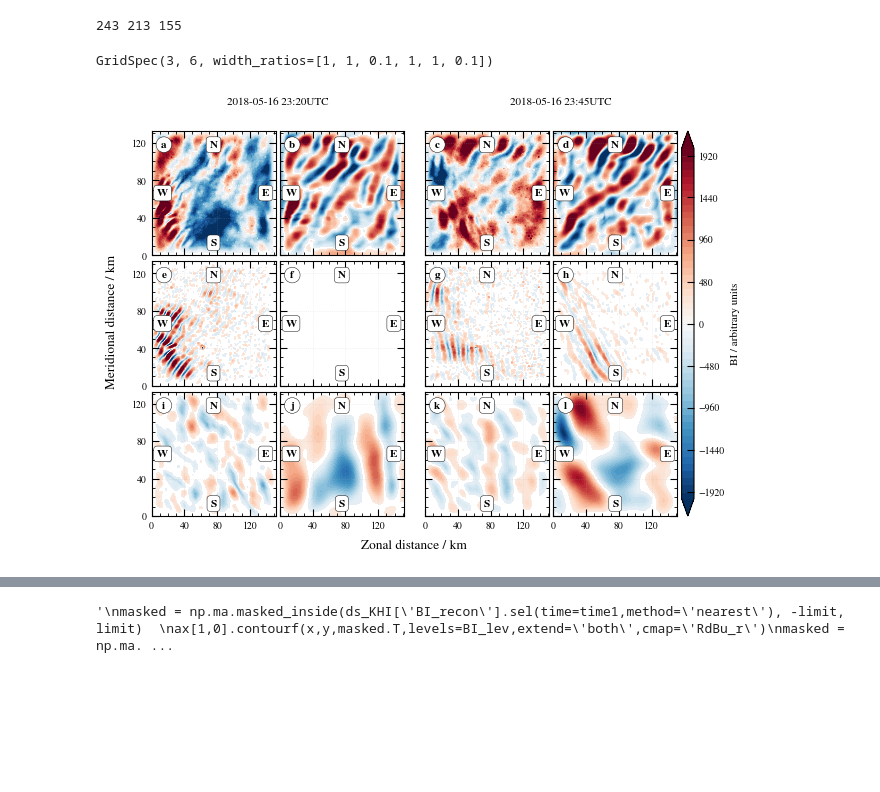
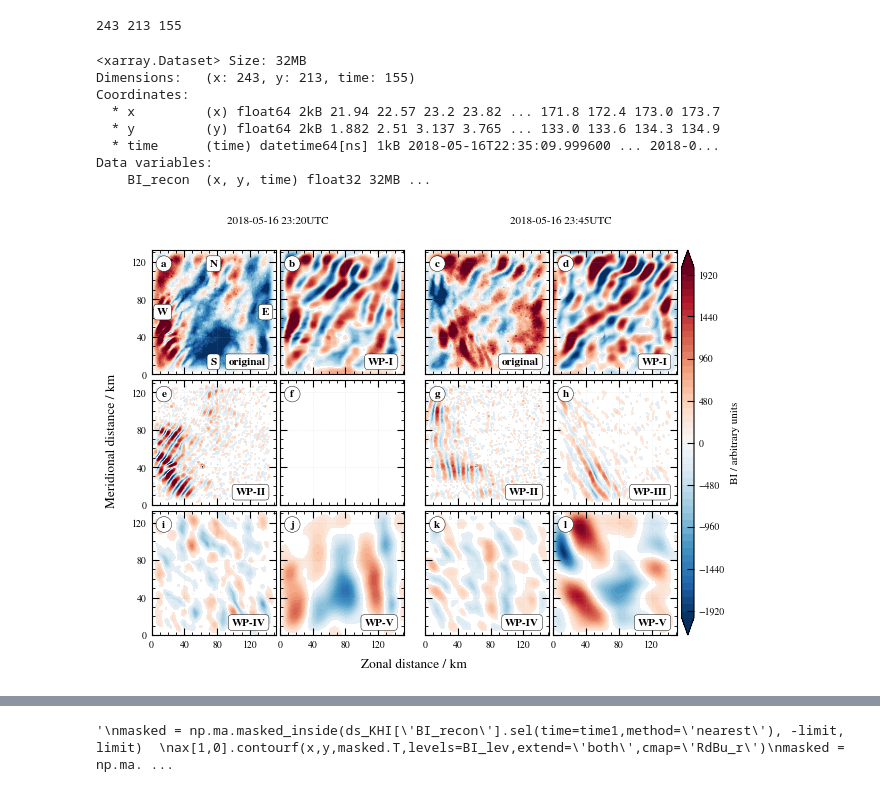
Before and after one commit to Waveguyde/WAVEGUISE, a Jupyter notebook: notebooks/35-plot_WPs.ipynb, the cells around one changed output, grey strips where cells are left out. Cells and saved outputs as stored; diff of their text form; code cells hidden in the pictures; blank space fills up the shorter version.

```diff
--- a/notebooks/35-plot_WPs.ipynb
+++ b/notebooks/35-plot_WPs.ipynb
@@ -47,9 +52,16 @@ new_data = BI_high*tap3d
 # %% [output]
 243 213 155
 # %%
-gs
+ds_KHI
 # %% [output]
-GridSpec(3, 6, width_ratios=[1, 1, 0.1, 1, 1, 0.1])
+<xarray.Dataset> Size: 32MB
+Dimensions:   (x: 243, y: 213, time: 155)
+Coordinates:
+  * x         (x) float64 2kB 21.94 22.57 23.2 23.82 ... 171.8 172.4 173.0 173.7
+  * y         (y) float64 2kB 1.882 2.51 3.137 3.765 ... 133.0 133.6 134.3 134.9
+  * time      (time) datetime64[ns] 1kB 2018-05-16T22:35:09.999600 ... 2018-0...
+Data variables:
+    BI_recon  (x, y, time) float32 32MB ...
 # %%
 BI_lev = np.linspace(-2000,2000,51)
 nx, ny = len(ds_fast.x), len(ds_fast.y)
@@ -115,43 +127,67 @@ label=['a','b','','c','d','',
        'e','f','','g','h','',
        'i','j','','k','l','']
 
 for i in range(ax.shape[0]):
     for j in range(ax.shape[1]):
 
         if (j == 2) or (j == 5):
             continue
 
         ax[i,j].yaxis.set_major_locator(MultipleLocator(40))
         ax[i,j].yaxis.set_minor_locator(AutoMinorLocator())
         ax[i,j].xaxis.set_major_locator(MultipleLocator(40))
         ax[i,j].xaxis.set_minor_locator(AutoMinorLocator())
 
         # y-Ticklabels nur in der linken Spalte
         if j > 0:
             ax[i, j].tick_params(labelleft=False)
         # x-Ticklabels nur in der unteren Zeile
         if i < 2:
             ax[i, j].tick_params(labelbottom=False)
 
-        ax[i,j].text(0.5, 0.89, 'N', verticalalignment='center', horizontalalignment='center', transform=ax[i,j].transAxes,
-                                        weight='bold', bbox={"boxstyle" : "round", "lw":0.33, "facecolor":"white", "edgecolor":"black"})
-        ax[i,j].text(0.5, 0.1, 'S', verticalalignment='center', horizontalalignment='center', transform=ax[i,j].transAxes,
-                                        weight='bold', bbox={"boxstyle" : "round", "lw":0.33, "facecolor":"white", "edgecolor":"black"})
-        ax[i,j].text(0.09, 0.5, 'W', verticalalignment='center', horizontalalignment='center', transform=ax[i,j].transAxes,
-                                        weight='bold', bbox={"boxstyle" : "round", "lw":0.33, "facecolor":"white", "edgecolor":"black"})
-        ax[i,j].text(0.92, 0.5, 'E', verticalalignment='center', horizontalalignment='center', transform=ax[i,j].transAxes,
-                                        weight='bold', bbox={"boxstyle" : "round", "lw":0.33, "facecolor":"white", "edgecolor":"black"})
         ax[i,j].text(0.1, 0.89, label[i*ax.shape[1]+j], va='center', ha='center', transform=ax[i,j].transAxes, weight='bold', bbox={"boxstyle" : "circle", "lw":0.33, "facecolor":"white", "edgecolor":"black"})
+
+ax[0,0].text(0.5, 0.89, 'N', verticalalignment='center', horizontalalignment='center', transform=ax[0,0].transAxes,
+                                weight='bold', bbox={"boxstyle" : "round", "lw":0.33, "facecolor":"white", "edgecolor":"black"})
+ax[0,0].text(0.5, 0.1, 'S', verticalalignment='center', horizontalalignment='center', transform=ax[0,0].transAxes,
+                                weight='bold', bbox={"boxstyle" : "round", "lw":0.33, "facecolor":"white", "edgecolor":"black"})
+ax[0,0].text(0.09, 0.5, 'W', verticalalignment='center', horizontalalignment='center', transform=ax[0,0].transAxes,
+                                weight='bold', bbox={"boxstyle" : "round", "lw":0.33, "facecolor":"white", "edgecolor":"black"})
+ax[0,0].text(0.92, 0.5, 'E', verticalalignment='center', horizontalalignment='center', transform=ax[0,0].transAxes,
+                                weight='bold', bbox={"boxstyle" : "round", "lw":0.33, "facecolor":"white", "edgecolor":"black"})
+
+ax[0,0].text(0.92, 0.1, 'original', verticalalignment='center', horizontalalignment='right', transform=ax[0,0].transAxes,
+                                weight='bold', bbox={"boxstyle" : "round", "lw":0.33, "facecolor":"white", "edgecolor":"black"})
+ax[0,3].text(0.92, 0.1, 'original', verticalalignment='center', horizontalalignment='right', transform=ax[0,3].transAxes,
+                                weight='bold', bbox={"boxstyle" : "round", "lw":0.33, "facecolor":"white", "edgecolor":"black"})
+ax[0,1].text(0.92, 0.1, 'WP-I', verticalalignment='center', horizontalalignment='right', transform=ax[0,1].transAxes,
+                                weight='bold', bbox={"boxstyle" : "round", "lw":0.33, "facecolor":"white", "edgecolor":"black"})
+ax[0,4].text(0.92, 0.1, 'WP-I', verticalalignment='center', horizontalalignment='right', transform=ax[0,4].transAxes,
+                                weight='bold', bbox={"boxstyle" : "round", "lw":0.33, "facecolor":"white", "edgecolor":"black"})
+ax[1,0].text(0.92, 0.1, 'WP-II', verticalalignment='center', horizontalalignment='right', transform=ax[1,0].transAxes,
+                                weight='bold', bbox={"boxstyle" : "round", "lw":0.33, "facecolor":"white", "edgecolor":"black"})
+ax[1,3].text(0.92, 0.1, 'WP-II', verticalalignment='center', horizontalalignment='right', transform=ax[1,3].transAxes,
+                                weight='bold', bbox={"boxstyle" : "round", "lw":0.33, "facecolor":"white", "edgecolor":"black"})
+ax[1,4].text(0.92, 0.1, 'WP-III', verticalalignment='center', horizontalalignment='right', transform=ax[1,4].transAxes,
+                                weight='bold', bbox={"boxstyle" : "round", "lw":0.33, "facecolor":"white", "edgecolor":"black"})
+ax[2,0].text(0.92, 0.1, 'WP-IV', verticalalignment='center', horizontalalignment='right', transform=ax[2,0].transAxes,
+                                weight='bold', bbox={"boxstyle" : "round", "lw":0.33, "facecolor":"white", "edgecolor":"black"})
+ax[2,3].text(0.92, 0.1, 'WP-IV', verticalalignment='center', horizontalalignment='right', transform=ax[2,3].transAxes,
+                                weight='bold', bbox={"boxstyle" : "round", "lw":0.33, "facecolor":"white", "edgecolor":"black"})
+ax[2,1].text(0.92, 0.1, 'WP-V', verticalalignment='center', horizontalalignment='right', transform=ax[2,1].transAxes,
+                                weight='bold', bbox={"boxstyle" : "round", "lw":0.33, "facecolor":"white", "edgecolor":"black"})
+ax[2,4].text(0.92, 0.1, 'WP-V', verticalalignment='center', horizontalalignment='right', transform=ax[2,4].transAxes,
+                                weight='bold', bbox={"boxstyle" : "round", "lw":0.33, "facecolor":"white", "edgecolor":"black"})
 
 fig.supylabel("Meridional distance / km", x=0.06)
 fig.supxlabel("Zonal distance / km", y=0.04)
 
 fig.text(0.305, 0.93, "2018-05-16 23:20UTC",  ha="center", va="bottom")# fontsize=12)
 fig.text(0.71, 0.93, "2018-05-16 23:45UTC", ha="center", va="bottom")#, fontsize=12)
 
-plt.savefig('./figures/AMTM_two_snapshots.png', dpi=300, bbox_inches="tight", pad_inches=0.03)
+plt.savefig('./figures/AMTM_two_snapshots_v2.png', dpi=300, bbox_inches="tight", pad_inches=0.03)
 # %% [output]
-[figure, old version]
+[figure, new version]
 # %%
 BI_lev = np.linspace(-3000,3000,51)
 x=np.linspace(0,(nx-1)*dx,nx)*1e-3
```
Also changed, not shown: parts of 4 cells of this notebook, 50 other files.
